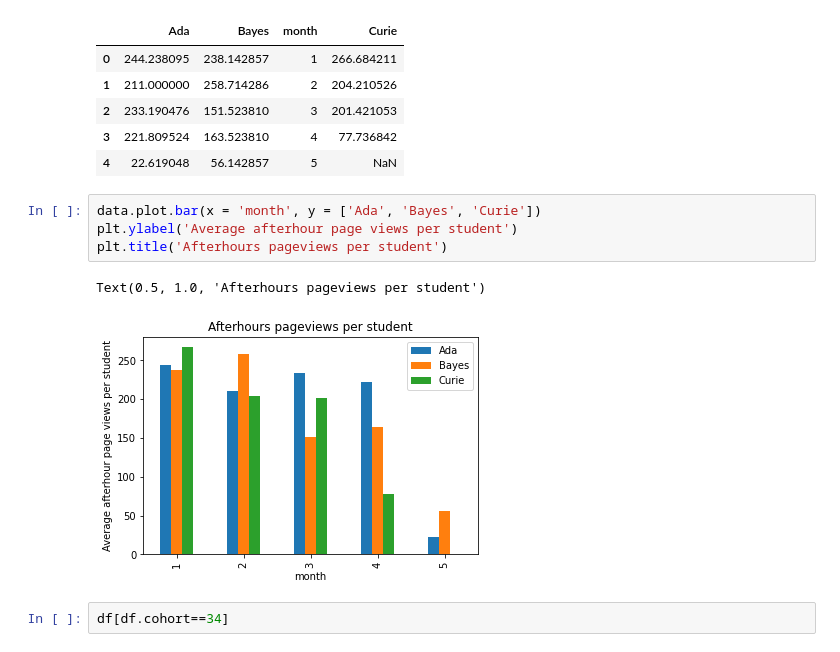
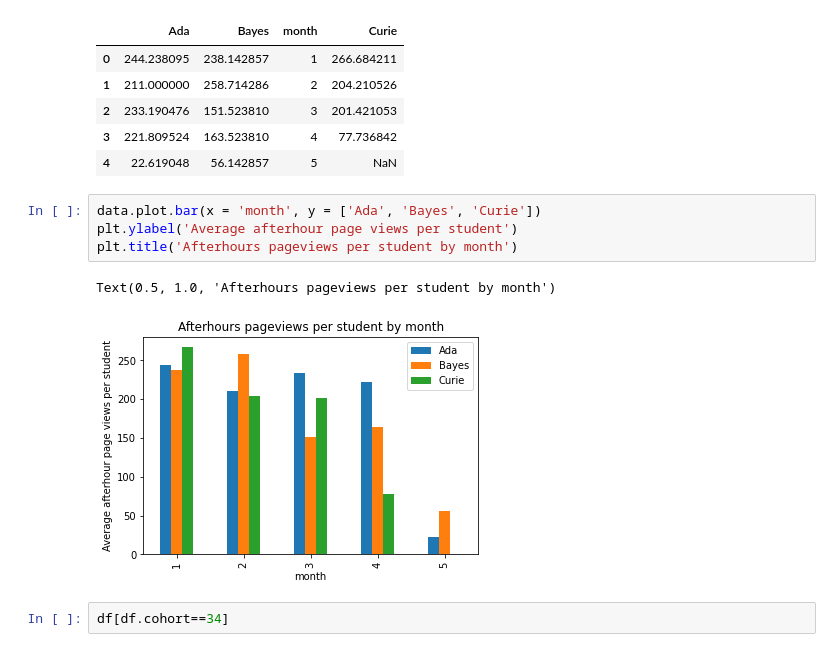
Before and after one commit to ravinder79/anomaly_detection, a Jupyter notebook: time_series_anomaly_detection.ipynb, the cells around one changed output. Cells and saved outputs as stored; diff of their text form.

```diff
--- a/time_series_anomaly_detection.ipynb
+++ b/time_series_anomaly_detection.ipynb
@@ -479,10 +479,10 @@ data
 # %%
 data.plot.bar(x = 'month', y = ['Ada', 'Bayes', 'Curie'])
 plt.ylabel('Average afterhour page views per student')
-plt.title('Afterhours pageviews per student')
+plt.title('Afterhours pageviews per student by month')
 # %% [output]
-Text(0.5, 1.0, 'Afterhours pageviews per student')
+Text(0.5, 1.0, 'Afterhours pageviews per student by month')
-[figure, old version]
+[figure, new version]
 # %%
 df[df.cohort==34]
 # %% [output]
```
